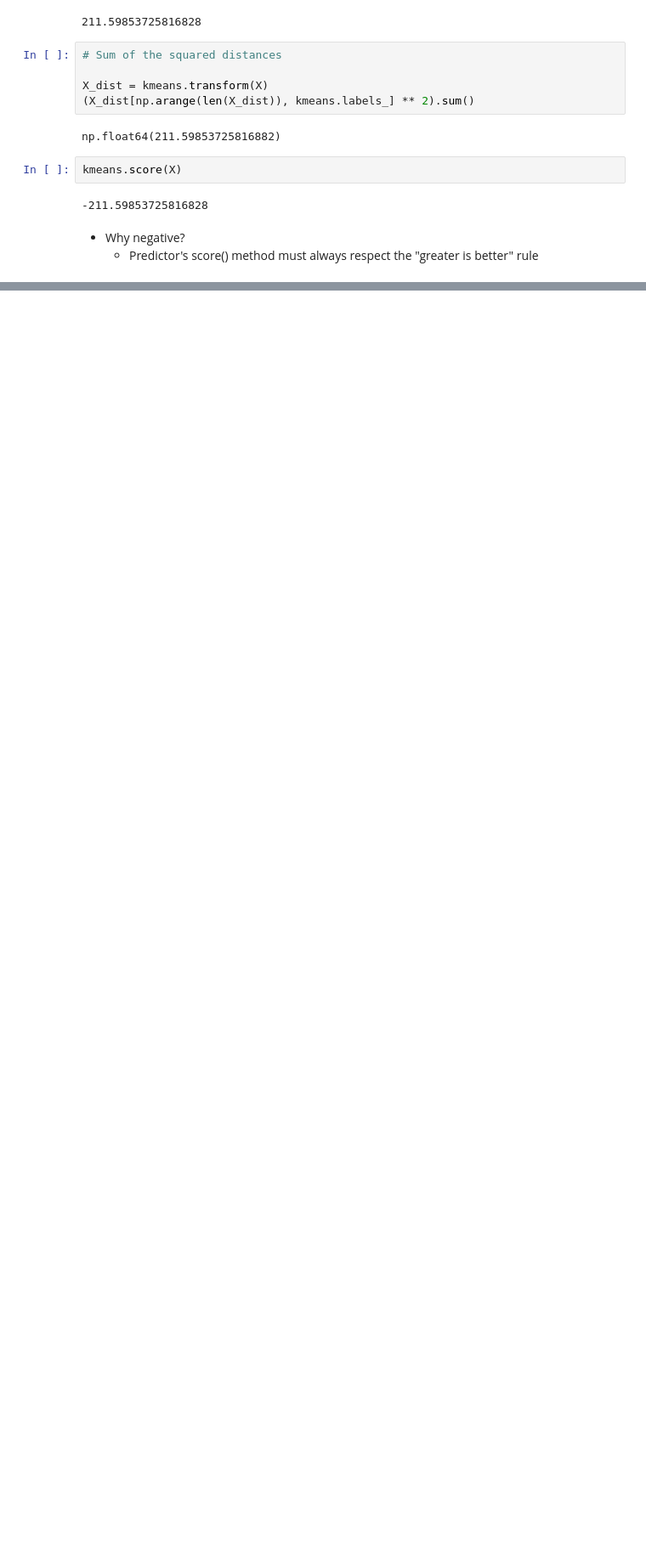
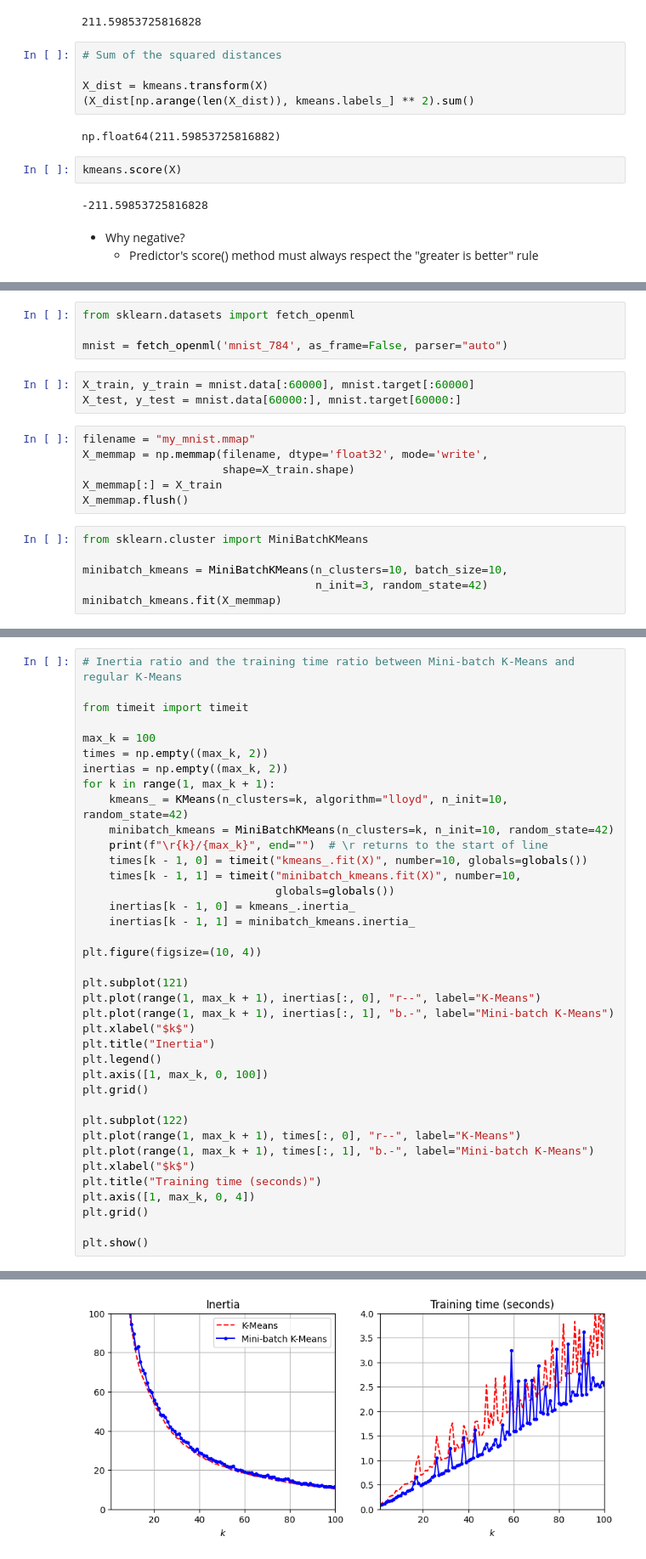
Before and after one commit to KANGWEII/hands_on_ml, a Jupyter notebook: Chapter09/unsupervised_learning_techniques.ipynb, the cells around one changed output, grey strips where cells are left out. Shown at 85% size. Saved outputs shown, nothing was run; the diff lists cells and outputs as text; blank space fills up the shorter version.

Commit message:
Chapter09: add limits of k-means

```diff
--- a/Chapter09/unsupervised_learning_techniques.ipynb
+++ b/Chapter09/unsupervised_learning_techniques.ipynb
@@ -307,0 +335,19 @@ kmeans.score(X)
+# %%
+from sklearn.datasets import fetch_openml
+
+mnist = fetch_openml('mnist_784', as_frame=False, parser="auto")
+# %%
+X_train, y_train = mnist.data[:60000], mnist.target[:60000]
+X_test, y_test = mnist.data[60000:], mnist.target[60000:]
+# %%
+filename = "my_mnist.mmap"
+X_memmap = np.memmap(filename, dtype='float32', mode='write',
+                     shape=X_train.shape)
+X_memmap[:] = X_train
+X_memmap.flush()
+# %%
+from sklearn.cluster import MiniBatchKMeans
+
+minibatch_kmeans = MiniBatchKMeans(n_clusters=10, batch_size=10,
+                                   n_init=3, random_state=42)
+minibatch_kmeans.fit(X_memmap)
@@ -307,0 +356,39 @@ kmeans.score(X)
+# %%
+# Inertia ratio and the training time ratio between Mini-batch K-Means and regular K-Means
+
+from timeit import timeit
+
+max_k = 100
+times = np.empty((max_k, 2))
+inertias = np.empty((max_k, 2))
+for k in range(1, max_k + 1):
+    kmeans_ = KMeans(n_clusters=k, algorithm="lloyd", n_init=10, random_state=42)
+    minibatch_kmeans = MiniBatchKMeans(n_clusters=k, n_init=10, random_state=42)
+    print(f"\r{k}/{max_k}", end="")  # \r returns to the start of line
+    times[k - 1, 0] = timeit("kmeans_.fit(X)", number=10, globals=globals())
+    times[k - 1, 1] = timeit("minibatch_kmeans.fit(X)", number=10,
+                             globals=globals())
+    inertias[k - 1, 0] = kmeans_.inertia_
+    inertias[k - 1, 1] = minibatch_kmeans.inertia_
+
+plt.figure(figsize=(10, 4))
+
+plt.subplot(121)
+plt.plot(range(1, max_k + 1), inertias[:, 0], "r--", label="K-Means")
+plt.plot(range(1, max_k + 1), inertias[:, 1], "b.-", label="Mini-batch K-Means")
+plt.xlabel("$k$")
+plt.title("Inertia")
+plt.legend()
+plt.axis([1, max_k, 0, 100])
+plt.grid()
+
+plt.subplot(122)
+plt.plot(range(1, max_k + 1), times[:, 0], "r--", label="K-Means")
+plt.plot(range(1, max_k + 1), times[:, 1], "b.-", label="Mini-batch K-Means")
+plt.xlabel("$k$")
+plt.title("Training time (seconds)")
+plt.axis([1, max_k, 0, 4])
+plt.grid()
+
+plt.show()
+# %% [output]
@@ -307,0 +396 @@ kmeans.score(X)
+[figure, added]
```
Also changed, not shown: parts of 27 cells of this notebook.
